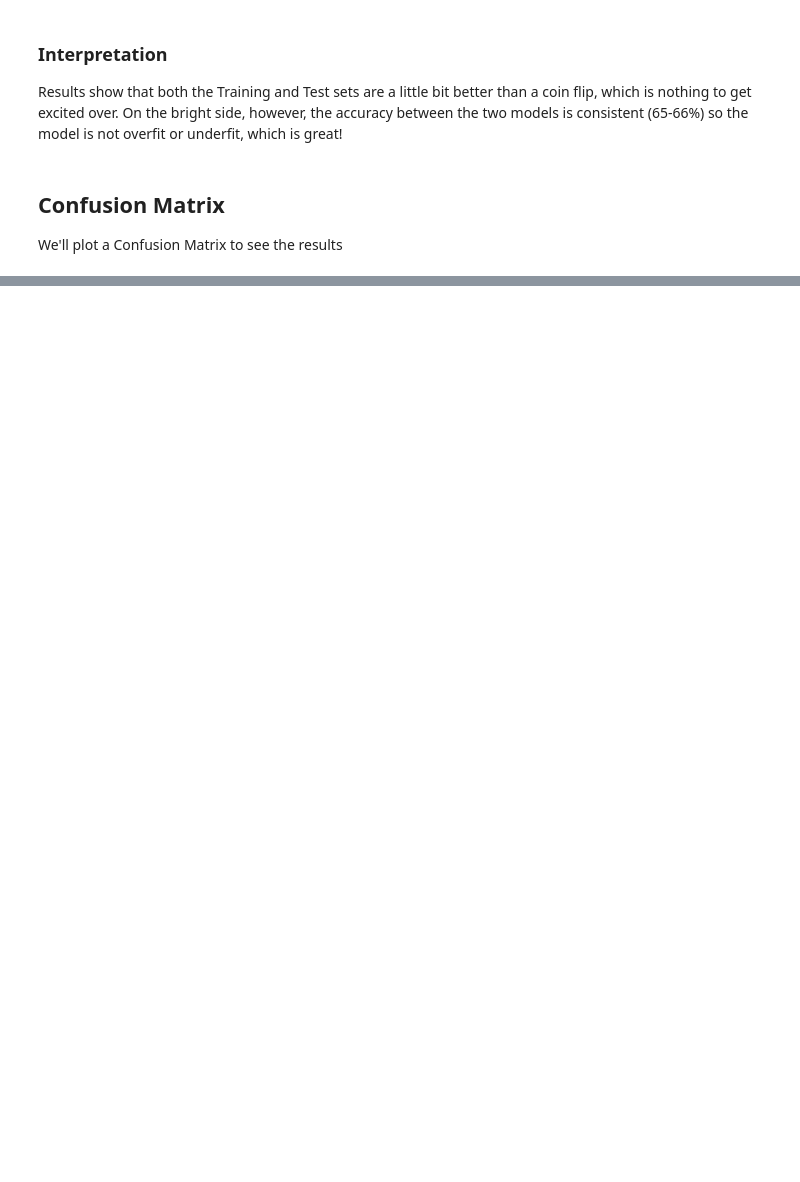
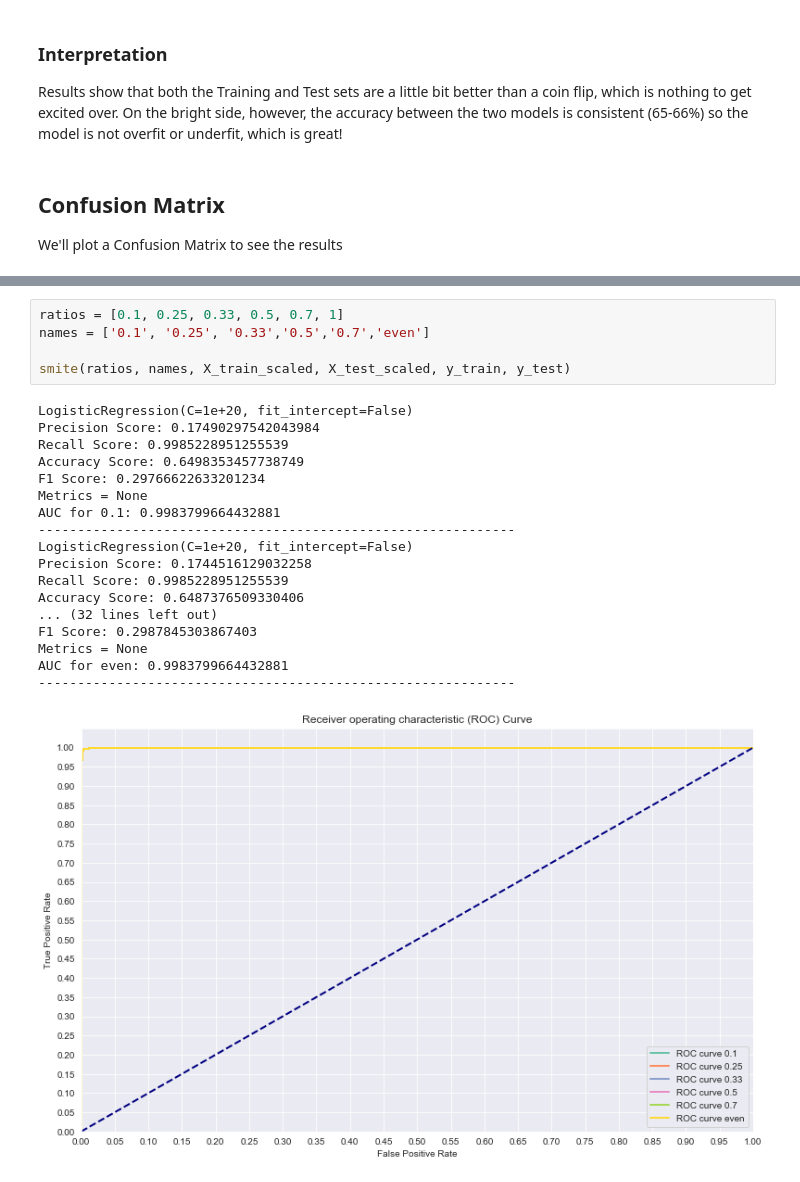
Before and after one commit to bmauss/LogReg_Analysis_of_Terry_Stops, a Jupyter notebook: 3. Modeling.ipynb, the cells around one changed output, grey strips where cells are left out. Cells and saved outputs as stored; diff of their text form; blank space fills up the shorter version.

```diff
--- a/3. Modeling.ipynb
+++ b/3. Modeling.ipynb
@@ -172,0 +402,24 @@ ImportError: cannot import name 'plot_confusion_matrix'
+# %%
+ratios = [0.1, 0.25, 0.33, 0.5, 0.7, 1]
+names = ['0.1', '0.25', '0.33','0.5','0.7','even']
+
+smite(ratios, names, X_train_scaled, X_test_scaled, y_train, y_test)
+# %% [output]
+LogisticRegression(C=1e+20, fit_intercept=False)
+Precision Score: 0.17490297542043984
+Recall Score: 0.9985228951255539
+Accuracy Score: 0.6498353457738749
+F1 Score: 0.29766622633201234
+Metrics = None
+AUC for 0.1: 0.9983799664432881
+-------------------------------------------------------------
+LogisticRegression(C=1e+20, fit_intercept=False)
+Precision Score: 0.1744516129032258
+Recall Score: 0.9985228951255539
+Accuracy Score: 0.6487376509330406
+... (32 lines left out)
+F1 Score: 0.2987845303867403
+Metrics = None
+AUC for even: 0.9983799664432881
+-------------------------------------------------------------
+[figure, added]
```
Also changed, not shown: parts of 32 cells of this notebook.
